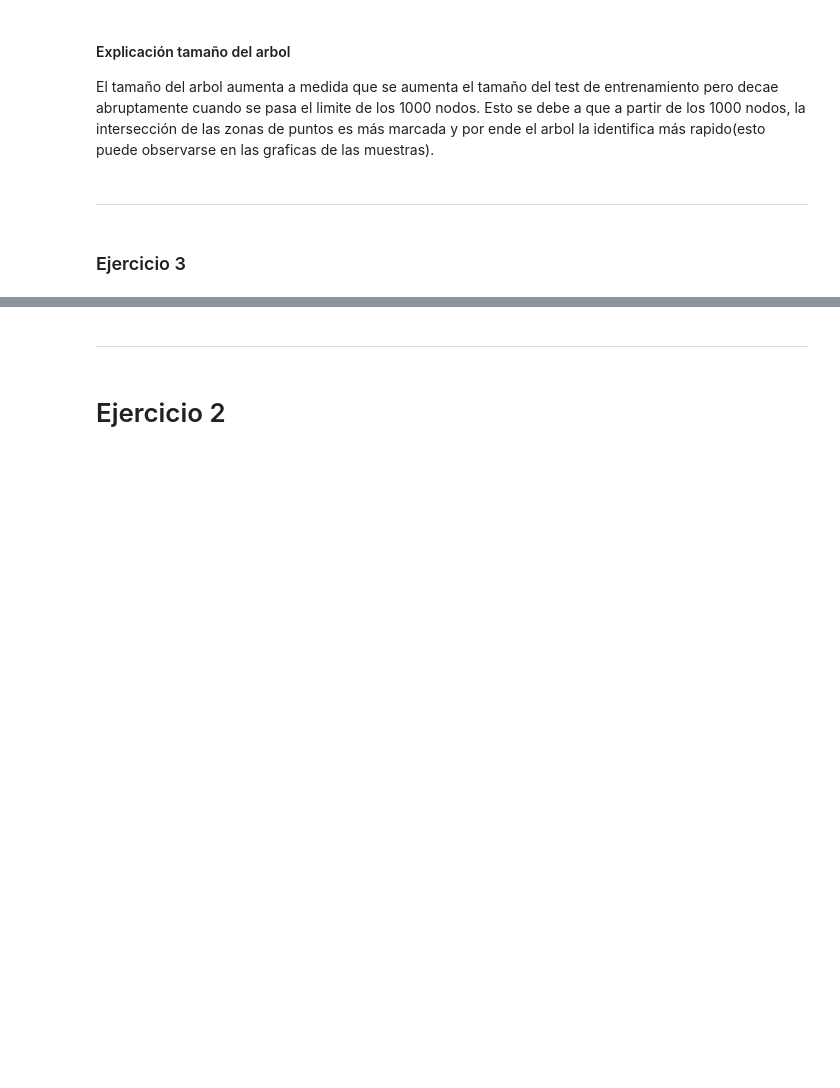
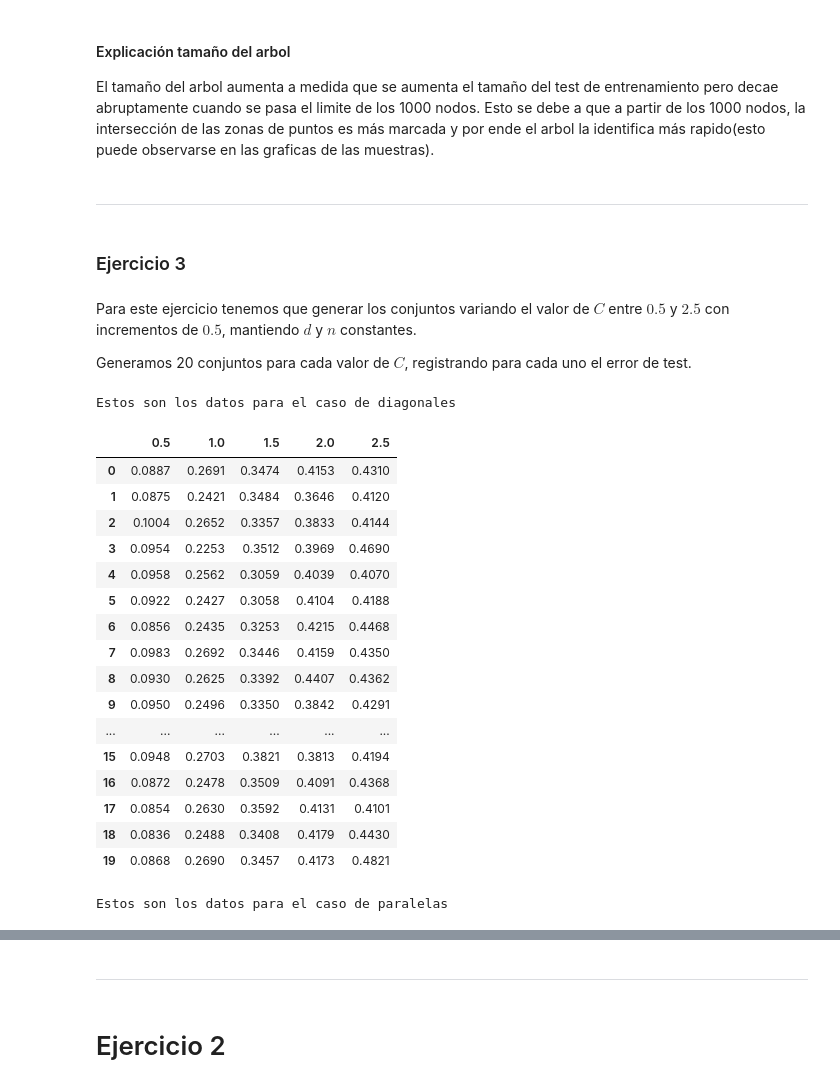
Before and after one commit to DonBerge/IIA-TPS, a Jupyter notebook: TP3/IIA24_ML_Generacion.ipynb, the cells around one changed output, grey strips where cells are left out. Cells and saved outputs as stored; diff of their text form; code cells hidden in the pictures; blank space fills up the shorter version.

Commit message:
ejercicio 3

```diff
--- a/TP3/IIA24_ML_Generacion.ipynb
+++ b/TP3/IIA24_ML_Generacion.ipynb
@@ -838,3 +838,74 @@ la identifica más rapido(esto puede observarse en las graficas de las muestras)
 ----
 # %% [markdown]
 ### Ejercicio 3
+# %% [markdown]
+Para este ejercicio tenemos que generar los conjuntos variando el valor de $C$ entre $0.5$ y $2.5$ con incrementos de $0.5$, mantiendo $d$ y $n$ constantes.
+
+Generamos 20 conjuntos para cada valor de $C$, registrando para cada uno el error de test.
+# %%
+from sklearn.metrics import accuracy_score
+import time
+
+t = Tree()
+
+#diag = lambda c: diagonales(250, 5, c)
+#par = lambda c: paralelas(250, 5, c)
+
+def makeDF(fun):
+    df = pd.DataFrame({
+        0.5: [],
+        1.0: [],
+        1.5: [],
+        2.0: [],
+        2.5: []
+    })
+
+    CANT_SETS = 20
+
+    for c in [0.5, 1.0, 1.5, 2.0, 2.5]:
+        test = fun(10000, 5, c)
+        test_error = []
+        for i in range(CANT_SETS):
+            # Genero los datos
+            data = fun(250, 5, c)
+
+            # Entreno el arbol con los datos
+            t.fit(data['input'].tolist(), data['output'].tolist())
+
+            # Calculo el error de entrenamiento
+            pred_test = t.predict(test['input'].tolist())
+            test_error.append(1 - accuracy_score(test['output'], pred_test))
+            time.sleep(0.1)
+
+        df[c] = test_error
+
+    return df
+
+df_diag = makeDF(diagonales)
+df_par = makeDF(paralelas)
+
+print("Estos son los datos para el caso de diagonales")
+display(df_diag)
+
+print("Estos son los datos para el caso de paralelas")
+display(df_par)
+# %% [output]
+Estos son los datos para el caso de diagonales
+|  | 0.5 | 1.0 | 1.5 | 2.0 | 2.5 |
+| 0 | 0.0887 | 0.2691 | 0.3474 | 0.4153 | 0.4310 |
+| 1 | 0.0875 | 0.2421 | 0.3484 | 0.3646 | 0.4120 |
+| 2 | 0.1004 | 0.2652 | 0.3357 | 0.3833 | 0.4144 |
+| 3 | 0.0954 | 0.2253 | 0.3512 | 0.3969 | 0.4690 |
+| 4 | 0.0958 | 0.2562 | 0.3059 | 0.4039 | 0.4070 |
+| 5 | 0.0922 | 0.2427 | 0.3058 | 0.4104 | 0.4188 |
+| 6 | 0.0856 | 0.2435 | 0.3253 | 0.4215 | 0.4468 |
+| 7 | 0.0983 | 0.2692 | 0.3446 | 0.4159 | 0.4350 |
+| 8 | 0.0930 | 0.2625 | 0.3392 | 0.4407 | 0.4362 |
+| 9 | 0.0950 | 0.2496 | 0.3350 | 0.3842 | 0.4291 |
+| ... | ... | ... | ... | ... | ... |
+| 15 | 0.0948 | 0.2703 | 0.3821 | 0.3813 | 0.4194 |
+| 16 | 0.0872 | 0.2478 | 0.3509 | 0.4091 | 0.4368 |
+| 17 | 0.0854 | 0.2630 | 0.3592 | 0.4131 | 0.4101 |
+| 18 | 0.0836 | 0.2488 | 0.3408 | 0.4179 | 0.4430 |
+| 19 | 0.0868 | 0.2690 | 0.3457 | 0.4173 | 0.4821 |
+Estos son los datos para el caso de paralelas
```
Also changed, not shown: parts of 25 cells of this notebook.
